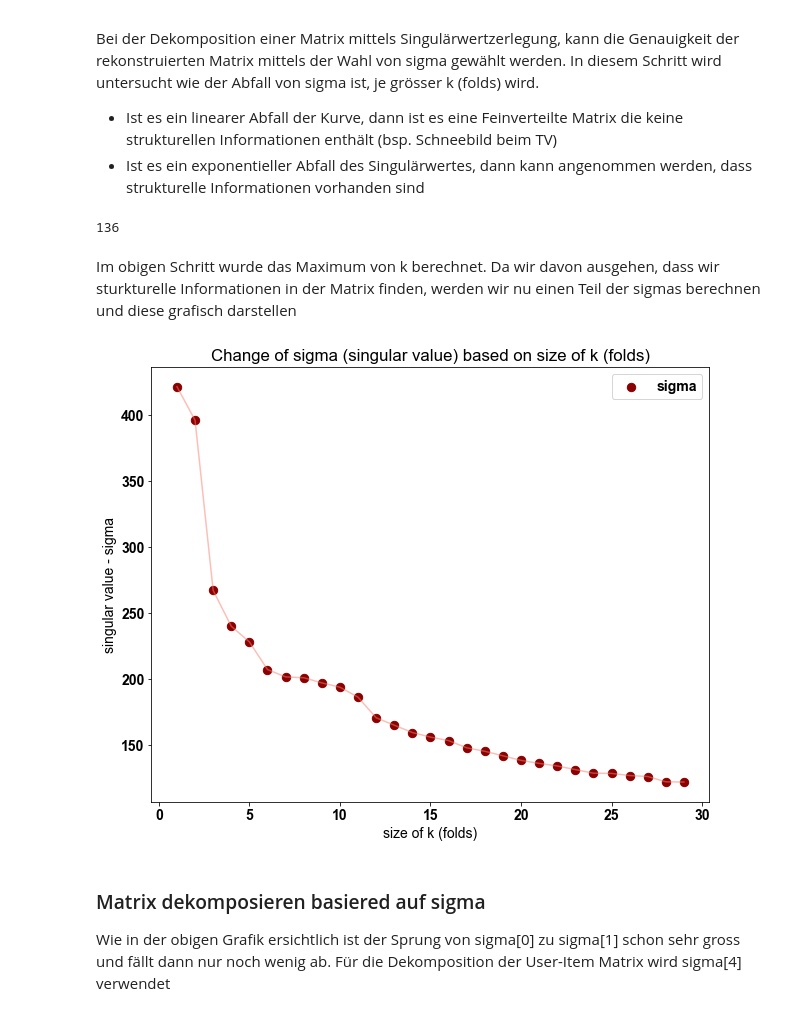
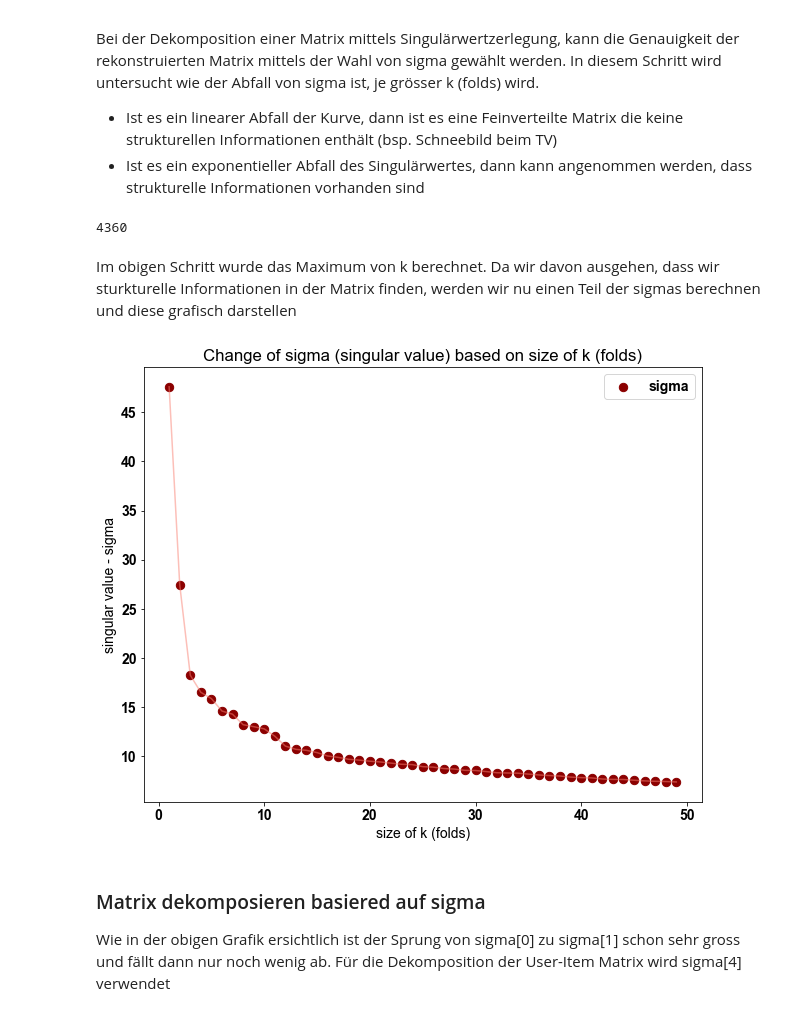
Before and after one commit to eugencuic/FHNW_FS20_Recommender-System-Retail, a Jupyter notebook: Recommender System.ipynb, the cells around one changed output. Saved outputs shown, nothing was run; the diff lists cells and outputs as text; code cells hidden in the pictures.

```diff
--- a/Recommender System.ipynb
+++ b/Recommender System.ipynb
@@ -280,3 +280,3 @@ Wall time: 18 ms
 # %%
 # Erstelle Matrix mit count Ratings
-matrix_count_dense, matrix_count_sparse, users, products = create_user_item_matrix(data_f,'count')
+matrix_count, users, products = create_user_item_matrix(data_f,'count')
@@ -328,7 +311,7 @@ Aufteilung der Daten in Test- und Trainset respektive Maskierung von Werten. Es
 '''
 Output ist:
 - Ein Trainset, welches dem Daten maskiert (entfernt) hat
-- Ein Testset, welches die kompetten Daten enthält
+- Ein Testset, welches die kompletten Daten enthält
 - Eine Liste der User bei welchen Daten maskiert wurden
 - Eine Liste der Indexe der Ratings welche maskiert wurden
 '''
@@ -337,7 +320,7 @@ Output ist:
 train_set, test_set, users_masked, index_masked = mask_test_train(matrix_unary,0.1)
 
 # Train und Testset für count Matrizen (->Maskierungen)
-train_set_count, test_set_count, users_masked_count, index_masked_count = mask_test_train(matrix_count_sparse,0.1)
+train_set_count, test_set_count, users_masked_count, index_masked_count = mask_test_train(matrix_count, 0.1)
 # %%
 # Löschen der ursprünglichen Datensätze, da diese nicht mehr gebraucht werden
 del data, data_f
@@ -432,14 +413,14 @@ Bei der Dekomposition einer Matrix mittels Singulärwertzerlegung, kann die Gena
 max_fold = min(train_set_count.shape)
 print(max_fold)
 # %% [output]
-136
+4360
 # %% [markdown]
 Im obigen Schritt wurde das Maximum von k berechnet. Da wir davon ausgehen, dass wir sturkturelle Informationen in der Matrix finden, werden wir nu einen Teil der sigmas berechnen und diese grafisch darstellen
 # %%
 # Grafische Darstellung des Singulärwertabfalls (sigma)
-calc_optimal_fold(train_set_count, 30)
+calc_optimal_fold(train_set_count, 50)
 # %% [output]
-[figure, old version]
+[figure, new version]
 # %% [markdown]
 ### Matrix dekomposieren basiered auf sigma
 Wie in der obigen Grafik ersichtlich ist der Sprung von sigma[0] zu sigma[1] schon sehr gross und fällt dann nur noch wenig ab. Für die Dekomposition der User-Item Matrix wird sigma[4] verwendet
```
Also changed, not shown: parts of 41 cells of this notebook, 3 other files.
